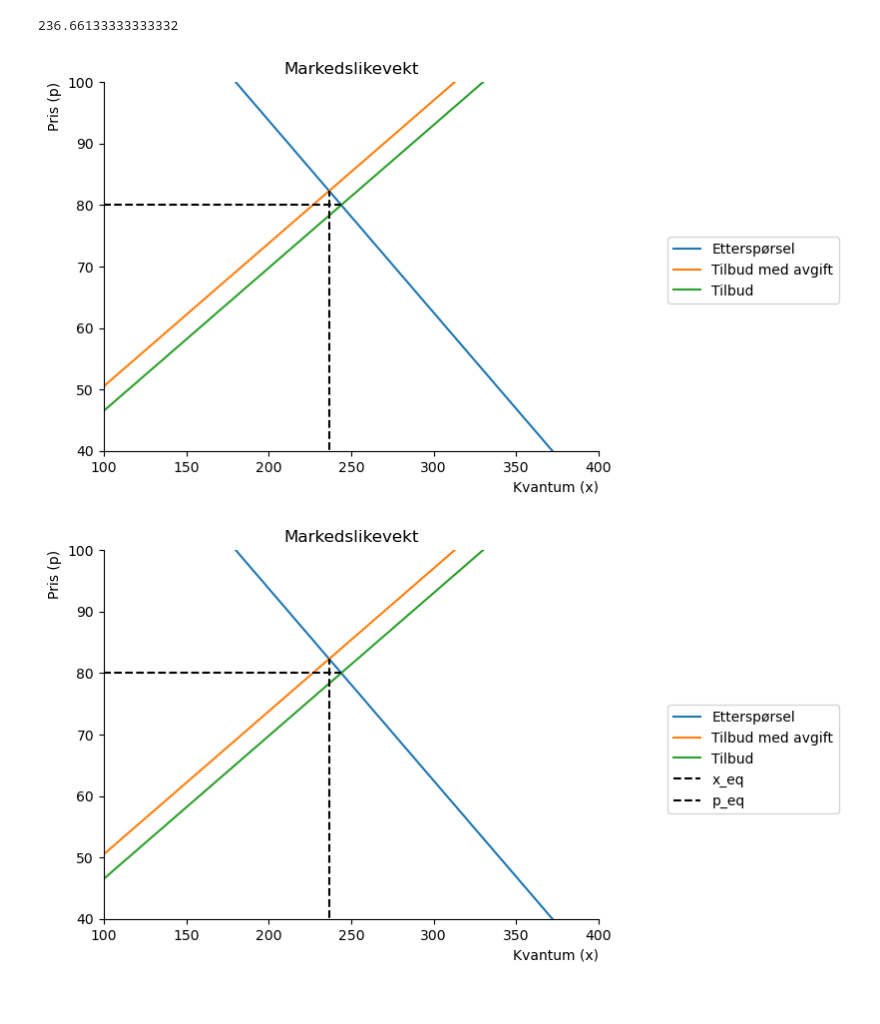
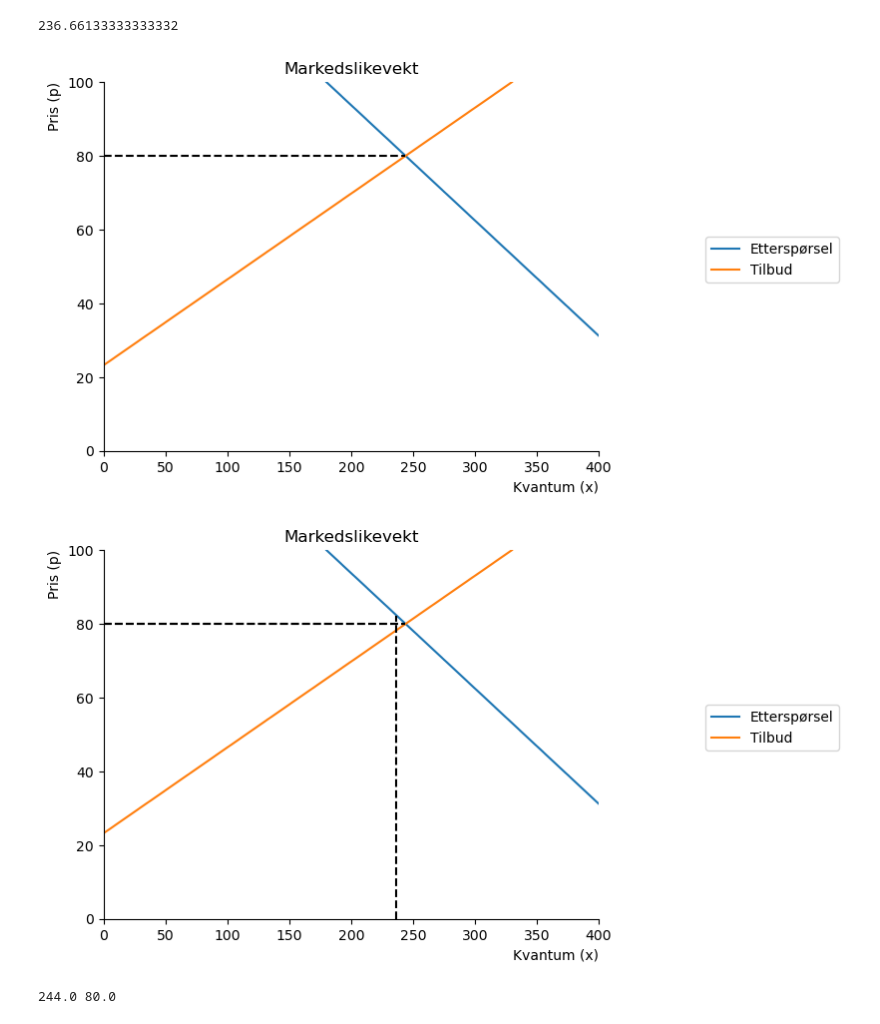
Before and after one commit to Danieljoha/Sok-1006, a Jupyter notebook: Arbeidskrav_3.ipynb, the cells around one changed output. Saved outputs shown, nothing was run; the diff lists cells and outputs as text; code cells hidden in the pictures.

```diff
--- a/Arbeidskrav_3.ipynb
+++ b/Arbeidskrav_3.ipynb
@@ -104,28 +104,30 @@ def create_ax():
                 fig, ax = plt.subplots()
                 ax.set_ylabel('Pris (p)', loc='top')
                 ax.set_xlabel('Kvantum (x)', loc='right')
-                ax.set(xlim=(100,400))
-                ax.set(ylim=(40,100))
+                ax.set(xlim=(0,400))
+                ax.set(ylim=(0,100))
                 ax.spines['top'].set_color('none')
                 ax.spines['right'].set_color('none')
 
                 return fig, ax
+
+
+                #ax.set(xlim=(100,400))
+                #ax.set(ylim=(40,100))
 
 fig, ax = create_ax()
 
 # plott funksjonen
 
 ax.plot(demand(x_num), x_num, label='Etterspørsel')
-ax.plot(supply(x_num, 4), x_num, label='Tilbud med avgift')
+#ax.plot(supply(x_num, 4), x_num, label='Tilbud med avgift')
 ax.plot(supply(x_num, 0), x_num, label='Tilbud')
 
 
-ax.hlines(p_eq_fn_uten_avgift,0,x_eq_fn_uten_avgift, color='black',ls='dashed')
-ax.vlines(x_eq_fn_med_avgift,0,p_eq_fn_med_avgift, color='black',ls='dashed')
 
 
 
-#ax.hlines(p_eq_fn_uten_avgift,0,x_eq_fn_uten_avgift, color='black',ls='dashed')
+ax.hlines(p_eq_fn_uten_avgift,0,x_eq_fn_uten_avgift, color='black',ls='dashed')
 #ax.vlines(x_eq_fn_uten_avgift,0,p_eq_fn_uten_avgift, color='black',ls='dashed')
 
 #ax.vlines(x_eq_fn_med_avgift,0,p_eq_fn_med_avgift, color='black',ls='dashed')
@@ -138,14 +140,19 @@ ax.set_title('Markedslikevekt')
 #vis navnene:
 ax.legend(bbox_to_anchor=(1.5,0.6));
 # %% [output]
-[figure, old version]
+[figure, new version]
 # %%
 q = np.linspace(0,p_eq_fn_uten_avgift,100)
 
-ax.vlines(p_eq_fn_uten_avgift,0,x_eq_fn_uten_avgift, color='black',ls='dashed', label='x_eq')
-ax.hlines(x_eq_fn_uten_avgift,0,p_eq_fn_uten_avgift, color='black',ls='dashed', label='p_eq')
+ax.vlines(x_eq_fn_med_avgift,0,p_eq_fn_med_avgift, color='black',ls='dashed')
+ax.hlines(p_eq_fn_uten_avgift,0,x_eq_fn_uten_avgift, color='black',ls='dashed')
 ax.legend(bbox_to_anchor=(1.5,0.6))
+
 fig
 # %% [output]
-[figure, old version]
+[figure, new version]
+# %%
+print(x_eq_fn_uten_avgift, p_eq_fn_uten_avgift)
+# %% [output]
+244.0 80.0
 # %%
```
Also changed, not shown: parts of 2 cells of this notebook.
